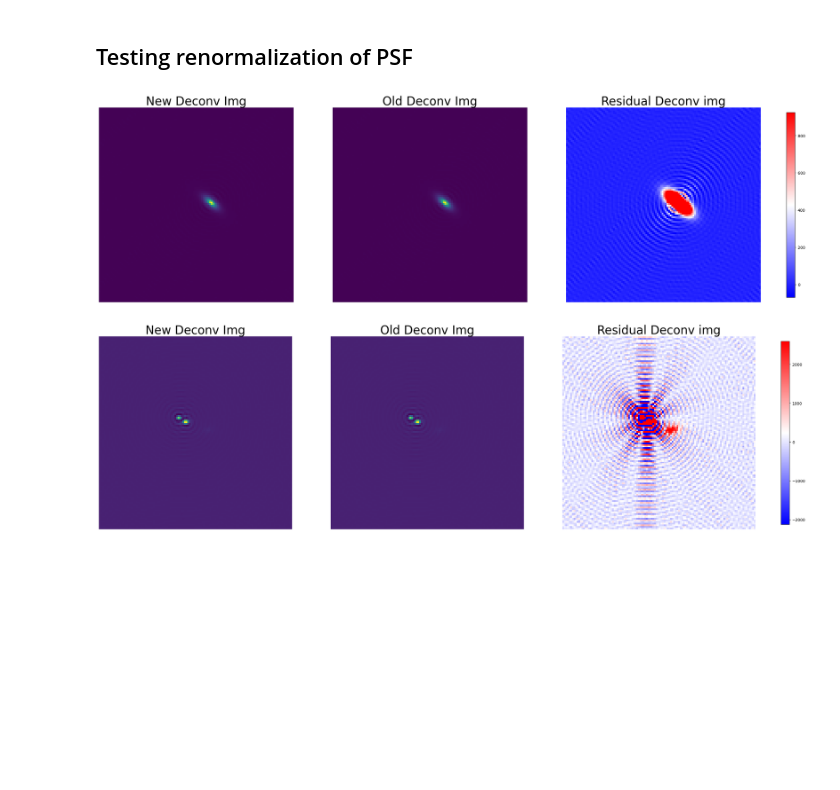
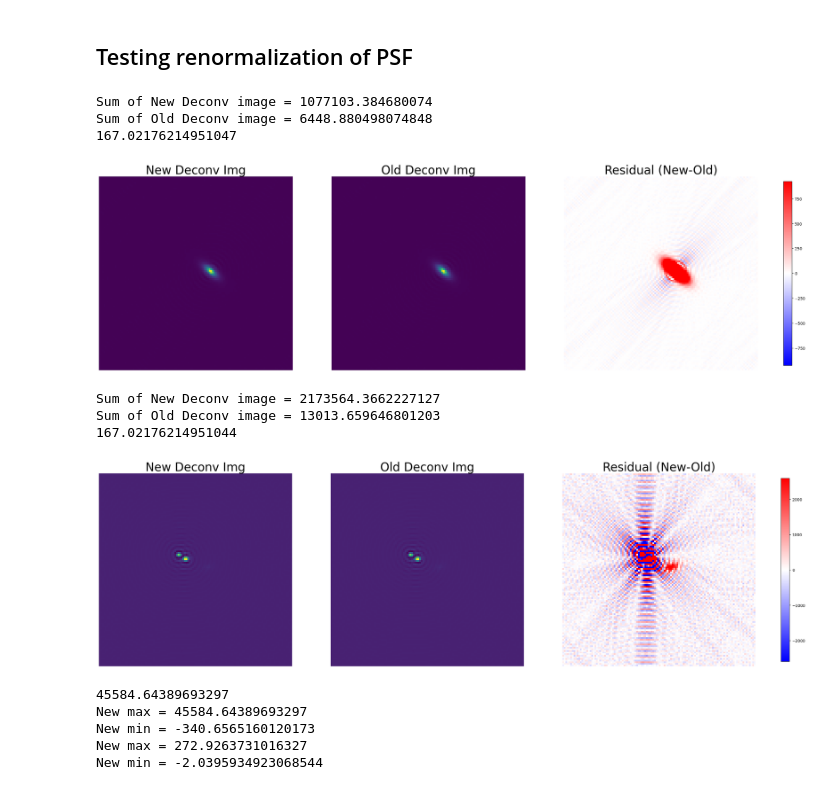
Before and after one commit to MatthewDowicz/Blending, a Jupyter notebook: 03b_Getting_PSF_from_BTK_Scripts.ipynb, the cells around one changed output. Cells and saved outputs as stored; diff of their text form; code cells hidden in the pictures; blank space fills up the shorter version.

```diff
--- a/03b_Getting_PSF_from_BTK_Scripts.ipynb
+++ b/03b_Getting_PSF_from_BTK_Scripts.ipynb
@@ -296,38 +298,43 @@ deconv_img, gal, psf_img = create_deconv_img(img=isolated_images,
                                            psf=psf_images,
                                            sample_idx=2,
                                            gal_num_idx=0,
                                            filter_idx=0,
                                            eps=0.02)
 
 deconv_img_old, gal, psf_img = create_deconv_img_old(img=isolated_images,
                                            psf=psf_images,
                                            sample_idx=2,
                                            gal_num_idx=0,
                                            filter_idx=0,
                                            eps=0.02)
 
 resid_deconv = deconv_img - deconv_img_old
-vmax, vmin = np.percentile((resid_deconv), (99, 1))
-# vmin = -vmax
+vmax = np.percentile((resid_deconv), (99))
+vmin = -vmax
 
 fig, axes = plt.subplots(1, 3, figsize=(30,26), sharex=True, sharey=True)
 axes[0].imshow(deconv_img)
 axes[0].axis('off')
 axes[0].set_title('New Deconv Img', fontsize=30)
 axes[1].imshow(deconv_img_old)
 axes[1].axis('off')
 axes[1].set_title('Old Deconv Img', fontsize=30)
 im = axes[2].imshow(resid_deconv,vmin=vmin, vmax=vmax, cmap='bwr')
 axes[2].axis('off')
-axes[2].set_title('Residual Deconv img', fontsize=30)
+axes[2].set_title('Residual (New-Old)', fontsize=30)
 
 cax = plt.axes([0.93, 0.37, 0.01, 0.25])
 fig.colorbar(im, cax=cax, ax=axes[2])
+print("Sum of New Deconv image =", np.sum(deconv_img))
+print("Sum of Old Deconv image =", np.sum(deconv_img_old))
+print(np.sum(deconv_img)/np.sum(deconv_img_old))
 
-# fig.tight_layout()
 plt.show()
 # %% [output]
+Sum of New Deconv image = 1077103.384680074
+Sum of Old Deconv image = 6448.880498074848
+167.02176214951047
-[figure, old version]
+[figure, new version]
 # %%
 deconv_img, gal, psf_img = create_deconv_img(img=blend_images,
                                            psf=psf_images,
@@ -336,6 +343,7 @@ deconv_img, gal, psf_img = create_deconv_img(img=blend_images,
                                            filter_idx=0,
                                            eps=0.02)
 
+
 deconv_img_old, gal, psf_img = create_deconv_img_old(img=blend_images,
                                            psf=psf_images,
                                            sample_idx=9,
@@ -343,9 +351,11 @@ deconv_img_old, gal, psf_img = create_deconv_img_old(img=blend_images,
                                            filter_idx=0,
                                            eps=0.02)
 
+
 resid_deconv = deconv_img - deconv_img_old
-vmax, vmin = np.percentile((resid_deconv), (99, 1))
-# vmin = -vmax
+vmax_resid = np.percentile((resid_deconv), (99))
+vmin_resid = -vmax_resid
+
 
 fig, axes = plt.subplots(1, 3, figsize=(30,26), sharex=True, sharey=True)
 axes[0].imshow(deconv_img)
@@ -354,14 +364,37 @@ axes[0].set_title('New Deconv Img', fontsize=30)
 axes[1].imshow(deconv_img_old)
 axes[1].axis('off')
 axes[1].set_title('Old Deconv Img', fontsize=30)
-im = axes[2].imshow(resid_deconv,vmin=vmin, vmax=vmax, cmap='bwr')
+im = axes[2].imshow(resid_deconv,vmin=vmin_resid, vmax=vmax_resid, cmap='bwr')
 axes[2].axis('off')
-axes[2].set_title('Residual Deconv img', fontsize=30)
+axes[2].set_title('Residual (New-Old)', fontsize=30)
 
 cax = plt.axes([0.93, 0.37, 0.01, 0.25])
 fig.colorbar(im, cax=cax, ax=axes[2])
-
+print("Sum of New Deconv image =", np.sum(deconv_img))
+print("Sum of Old Deconv image =", np.sum(deconv_img_old))
+print(np.sum(deconv_img)/np.sum(deconv_img_old))
 # fig.tight_layout()
 plt.show()
 # %% [output]
+Sum of New Deconv image = 2173564.3662227127
+Sum of Old Deconv image = 13013.659646801203
+167.02176214951044
-[figure, old version]
+[figure, new version]
+# %%
+ind_max = np.unravel_index(np.argmax(deconv_img, axis=None), deconv_img.shape)
+ind_min = np.unravel_index(np.argmin(deconv_img, axis=None), deconv_img.shape)
+
+print("New max =", deconv_img[ind_max])
+print("New min =", deconv_img[ind_min])
+
+ind_max_old = np.unravel_index(np.argmax(deconv_img_old, axis=None), deconv_img_old.shape)
+ind_min_old = np.unravel_index(np.argmin(deconv_img_old, axis=None), deconv_img_old.shape)
+
+print("New max =", deconv_img_old[ind_max_old])
+print("New min =", deconv_img_old[ind_min_old])
+# %% [output]
+45584.64389693297
+New max = 45584.64389693297
+New min = -340.6565160120173
+New max = 272.9263731016327
+New min = -2.0395934923068544
```
Also changed, not shown: parts of 1 cell of this notebook.
